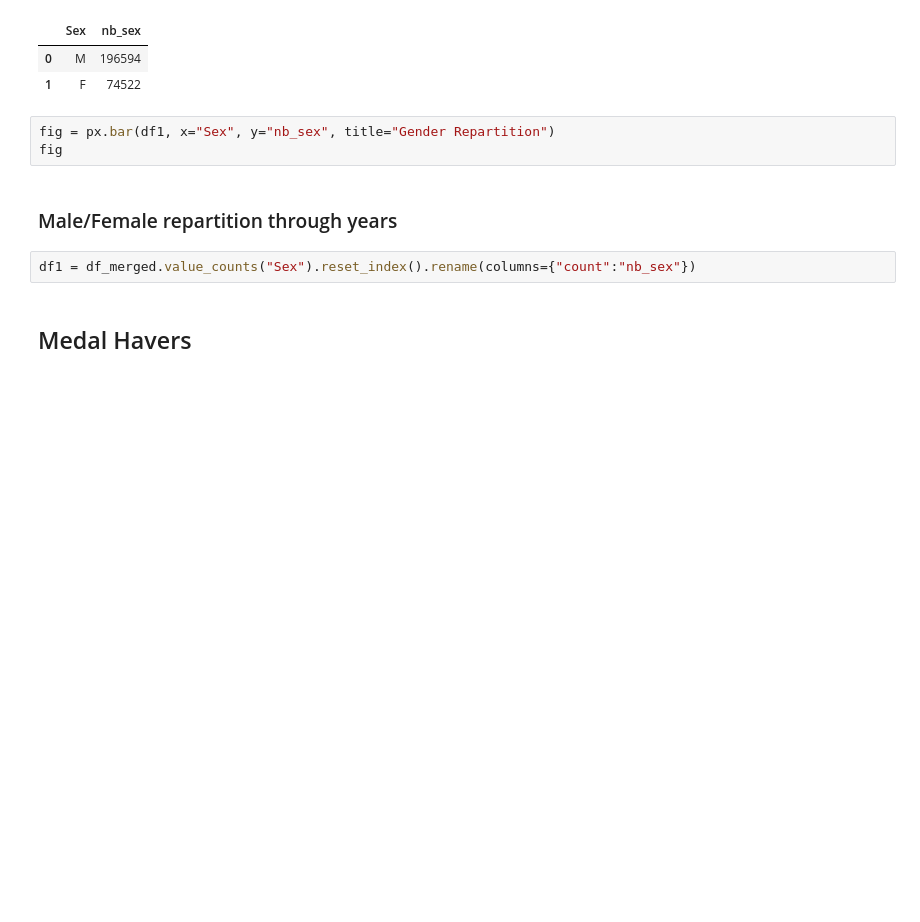
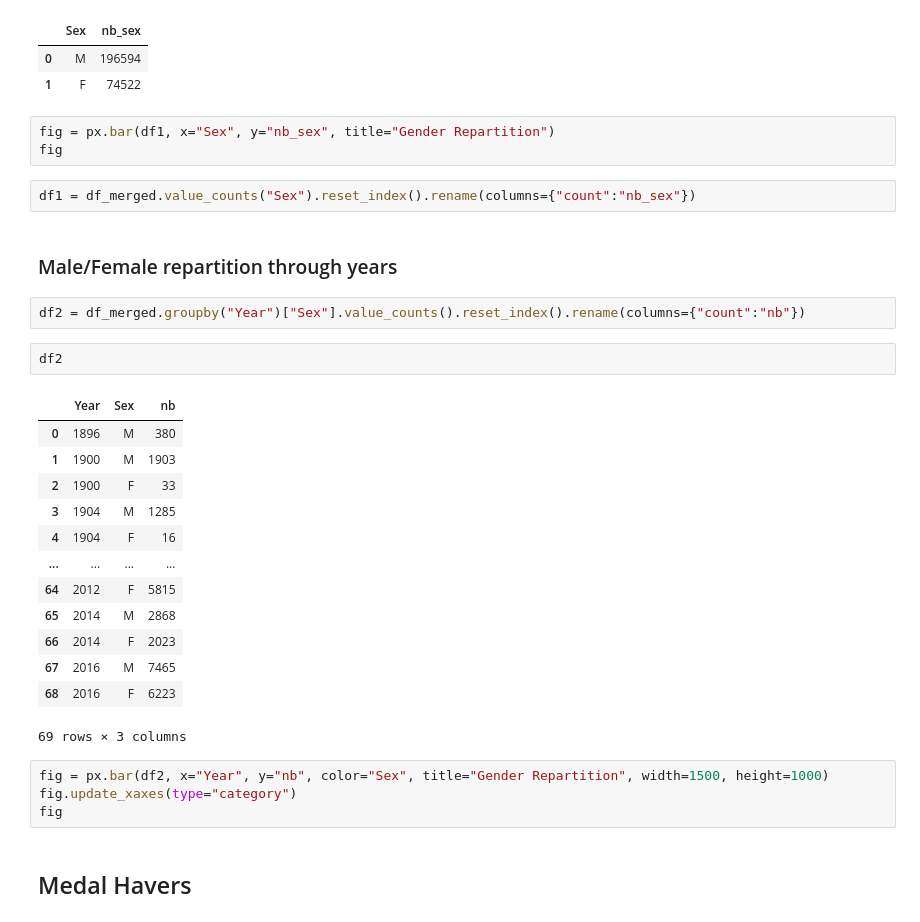
Before and after one commit to Maryam-Dollet/Dataviz_project, a Jupyter notebook: dataviz_project.ipynb, the cells around one changed output. Saved outputs shown, nothing was run; the diff lists cells and outputs as text; blank space fills up the shorter version.

```diff
--- a/dataviz_project.ipynb
+++ b/dataviz_project.ipynb
@@ -70,10 +70,32 @@ df1
 # %%
 fig = px.bar(df1, x="Sex", y="nb_sex", title="Gender Repartition")
 fig
+# %%
+df1 = df_merged.value_counts("Sex").reset_index().rename(columns={"count":"nb_sex"})
 # %% [markdown]
 ### Male/Female repartition through years
 # %%
-df1 = df_merged.value_counts("Sex").reset_index().rename(columns={"count":"nb_sex"})
+df2 = df_merged.groupby("Year")["Sex"].value_counts().reset_index().rename(columns={"count":"nb"})
+# %%
+df2
+# %% [output]
+|  | Year | Sex | nb |
+| 0 | 1896 | M | 380 |
+| 1 | 1900 | M | 1903 |
+| 2 | 1900 | F | 33 |
+| 3 | 1904 | M | 1285 |
+| 4 | 1904 | F | 16 |
+| ... | ... | ... | ... |
+| 64 | 2012 | F | 5815 |
+| 65 | 2014 | M | 2868 |
+| 66 | 2014 | F | 2023 |
+| 67 | 2016 | M | 7465 |
+| 68 | 2016 | F | 6223 |
+69 rows × 3 columns
+# %%
+fig = px.bar(df2, x="Year", y="nb", color="Sex", title="Gender Repartition", width=1500, height=1000)
+fig.update_xaxes(type="category")
+fig
 # %% [markdown]
 ## Medal Havers
 # %%
```
Also changed, not shown: 1 other file.
